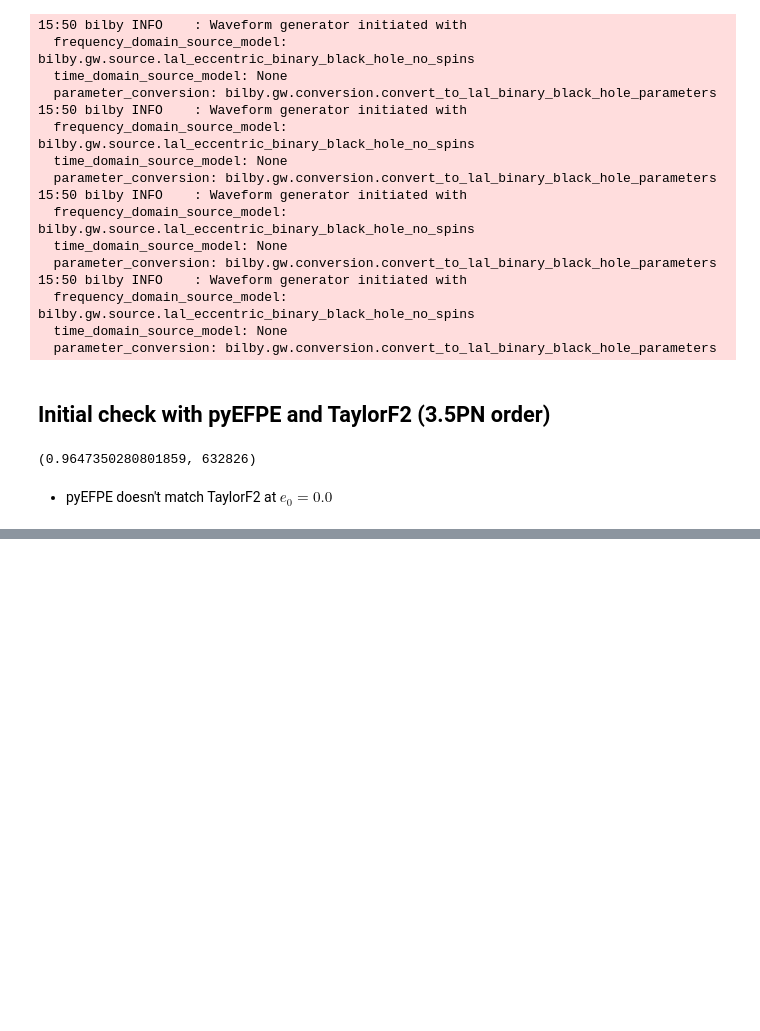
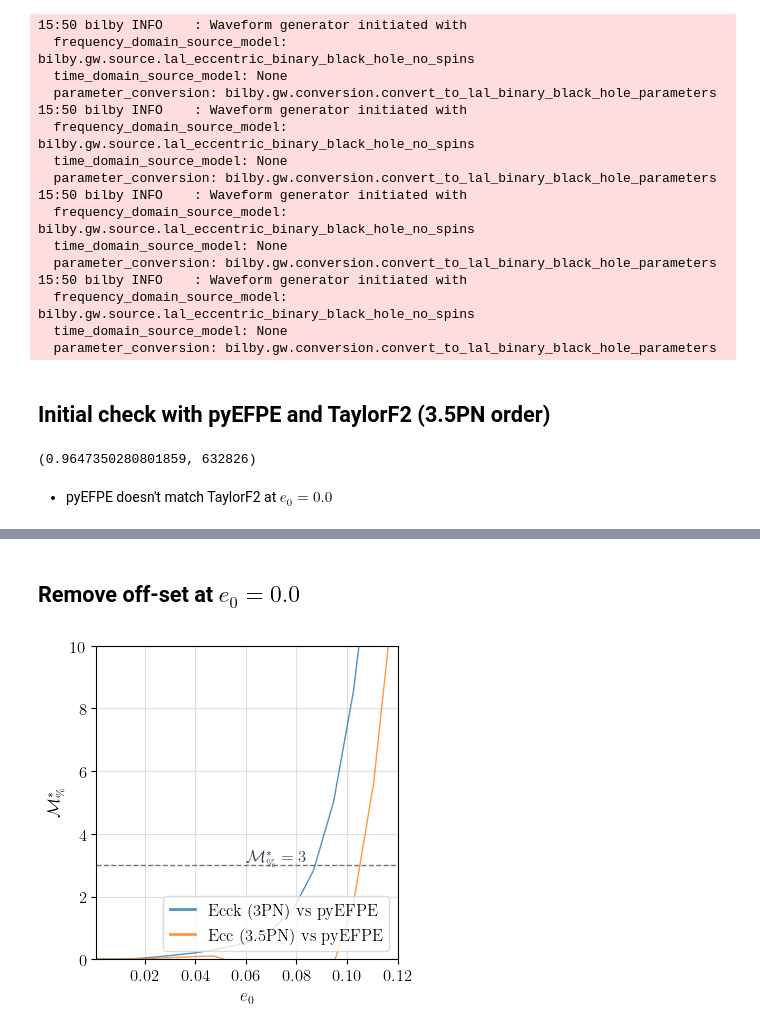
Before and after one commit to hemantaph/TaylorF2Ecck, a Jupyter notebook: Sanity_checks/pyEFPE/match_test.ipynb, the cells around one changed output, grey strips where cells are left out. Drawn from its saved outputs; the diff is of its cells as text; code cells hidden in the pictures; blank space fills up the shorter version.

```diff
--- a/Sanity_checks/pyEFPE/match_test.ipynb
+++ b/Sanity_checks/pyEFPE/match_test.ipynb
@@ -325,0 +326,50 @@ plt.show()
+# %% [markdown]
+## Remove off-set at $e_0=0.0$
+# %%
+# size2 = 20
+
+# Setup the figure
+plt.rcParams.update({
+    "text.usetex": True,
+    "font.family": "serif",
+    "font.serif": ["Computer Modern Roman"],
+    "font.size": 12
+})
+plt.figure(figsize=(4., 4.))
+
+# First plot (mismatch percentage)
+mismatch_array_15 = (1 - match_array_15) * 100
+mismatch_array_35 = (1 - match_array_35) * 100
+plt.plot(eccn_array, mismatch_array_15-mismatch_array_15[0], 'C0', alpha=0.8, linewidth=1)
+plt.plot(eccn_array,  mismatch_array_35-mismatch_array_35[0], 'C1', alpha=0.8, linewidth=1)
+
+# Labeling the first plot
+plt.xlabel(r"$e_0$", fontdict={'fontsize': 12})
+plt.ylabel(r"${\cal M}^*_{\%}$", fontdict={'fontsize': 12})
+
+legend = plt.legend(['Ecck (3PN) vs pyEFPE', 'Ecc (3.5PN) vs pyEFPE'], handlelength=1.5, loc='lower right', bbox_to_anchor=(1.0, 0.0), frameon=True, fontsize=12, edgecolor='lightgray')
+legend.get_frame().set_boxstyle('Round', pad=0.0, rounding_size=0.2)
+# Modify line width for legend entries
+for handle in legend.get_lines():
+    handle.set_linewidth(2)
+    handle.set_alpha(0.8)
+
+plt.xlim(0.001, 0.12)
+plt.ylim(0.0, 10)
+plt.axhline(y=3.0, color='#1B1833', linestyle='--', linewidth=1, alpha=0.6)
+plt.text(0.06, 3.12, r'${\cal M}^*_{\%}=3$', color='#1B1833', fontsize=12, alpha=0.9)
+
+# plt.axvline(x=0.014661661290850475, color='#1B1833', linestyle='--', linewidth=1, alpha=0.6)
+# plt.text(0.014661661290850475+0.005, 1.1, r'$e_0=0.015$', color='#1B1833', fontsize=12, alpha=0.9, rotation=90)
+# plt.axvline(x=0.15944421846787388, color='#1B1833', linestyle='--', linewidth=1, alpha=0.6)
+# plt.text(0.15944421846787388+0.005, 1.1, r'$e_0=0.159$', color='#1B1833', fontsize=12, alpha=0.9, rotation=90)
+# plt.axvline(x=0.22825769595155887, color='#1B1833', linestyle='--', linewidth=1, alpha=0.6)
+# plt.text(0.22825769595155887+0.005, 1.1, r'$e_0=0.228$', color='#1B1833', fontsize=12, alpha=0.9, rotation=90)
+
+# Show the combined plot
+plt.grid(True, alpha=0.4)
+plt.tight_layout()
+# plt.savefig('./mismatch_vs_eccn.pdf')
+plt.show()
+# %% [output]
+[figure, added]
```
Also changed, not shown: parts of 9 cells of this notebook.
